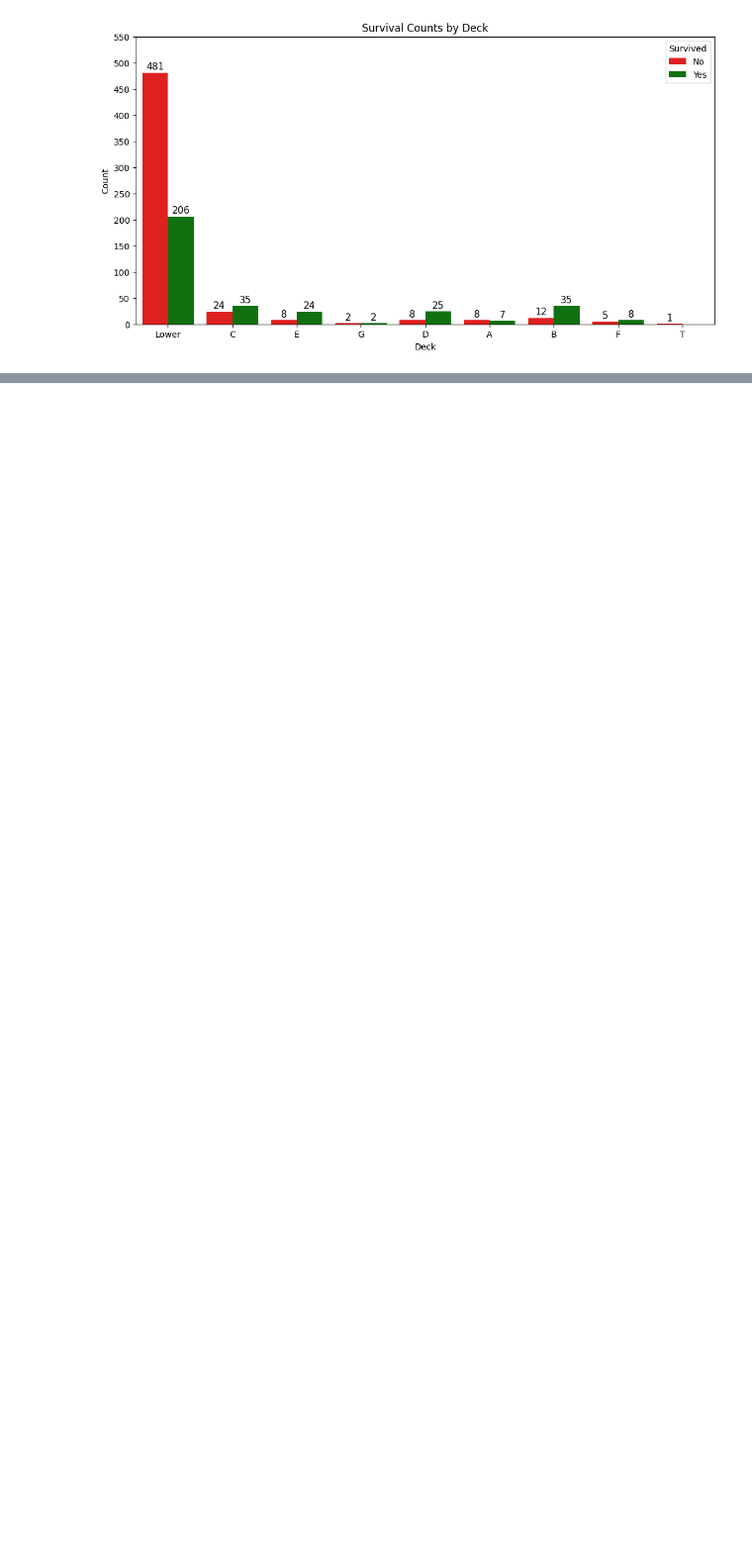
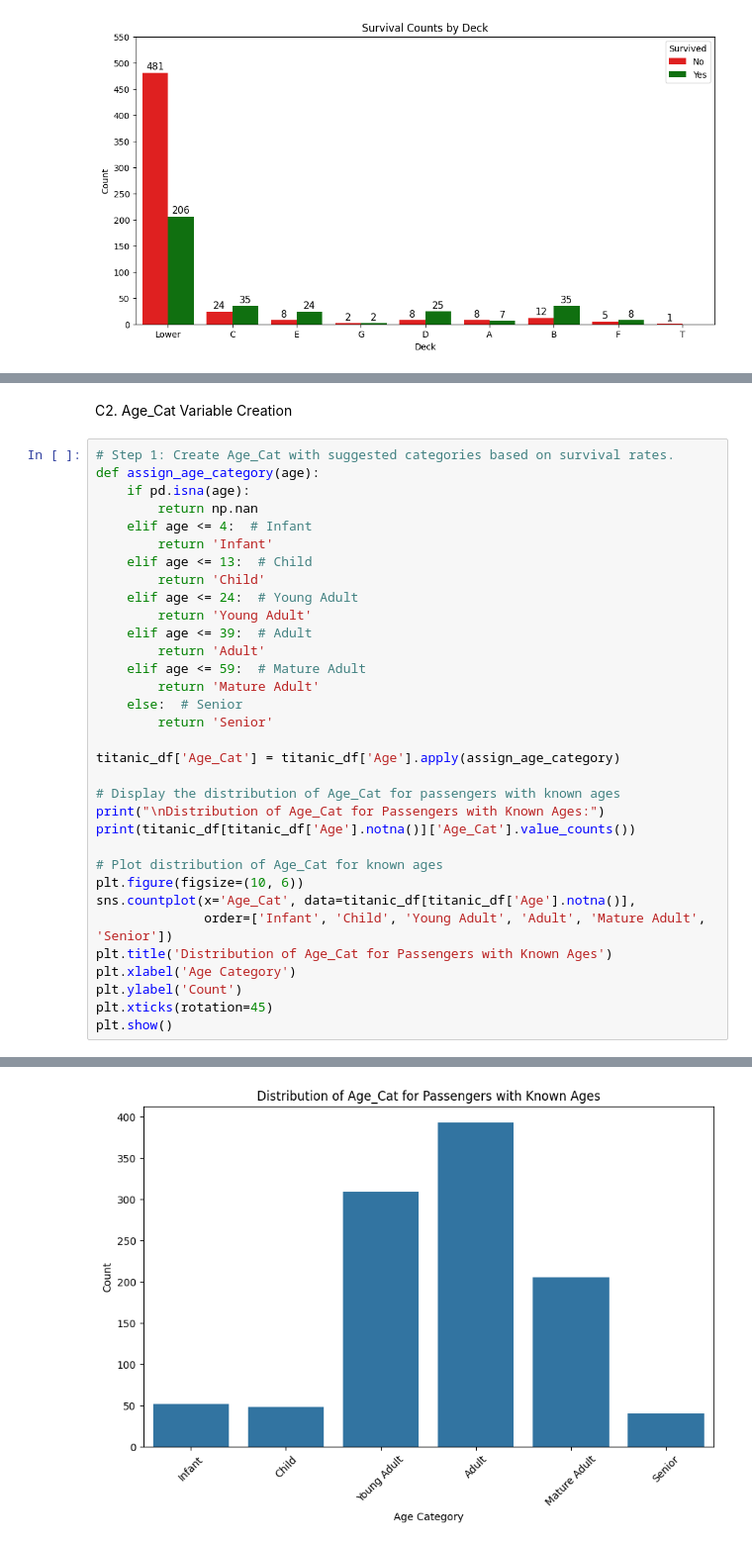
Before and after one commit to RCC0149/ANA500, a Jupyter notebook: ANA_500_Titanic_Micro-Project.ipynb, the cells around one changed output, grey strips where cells are left out. Shown at 99% size. Drawn from its saved outputs; the diff is of its cells as text; blank space fills up the shorter version.

```diff
--- a/ANA_500_Titanic_Micro-Project.ipynb
+++ b/ANA_500_Titanic_Micro-Project.ipynb
@@ -947,0 +1923,36 @@ print("\nSubmission file created: submission.csv")
+# %% [markdown]
+C2. Age_Cat Variable Creation
+# %%
+# Step 1: Create Age_Cat with suggested categories based on survival rates.
+def assign_age_category(age):
+    if pd.isna(age):
+        return np.nan
+    elif age <= 4:  # Infant
+        return 'Infant'
+    elif age <= 13:  # Child
+        return 'Child'
+    elif age <= 24:  # Young Adult
+        return 'Young Adult'
+    elif age <= 39:  # Adult
+        return 'Adult'
+    elif age <= 59:  # Mature Adult
+        return 'Mature Adult'
+    else:  # Senior
+        return 'Senior'
+
+titanic_df['Age_Cat'] = titanic_df['Age'].apply(assign_age_category)
+
+# Display the distribution of Age_Cat for passengers with known ages
+print("\nDistribution of Age_Cat for Passengers with Known Ages:")
+print(titanic_df[titanic_df['Age'].notna()]['Age_Cat'].value_counts())
+
+# Plot distribution of Age_Cat for known ages
+plt.figure(figsize=(10, 6))
+sns.countplot(x='Age_Cat', data=titanic_df[titanic_df['Age'].notna()],
+              order=['Infant', 'Child', 'Young Adult', 'Adult', 'Mature Adult', 'Senior'])
+plt.title('Distribution of Age_Cat for Passengers with Known Ages')
+plt.xlabel('Age Category')
+plt.ylabel('Count')
+plt.xticks(rotation=45)
+plt.show()
+# %% [output]
@@ -947,0 +1968 @@ print("\nSubmission file created: submission.csv")
+[figure, added]
```
Also changed, not shown: parts of 50 cells of this notebook.
